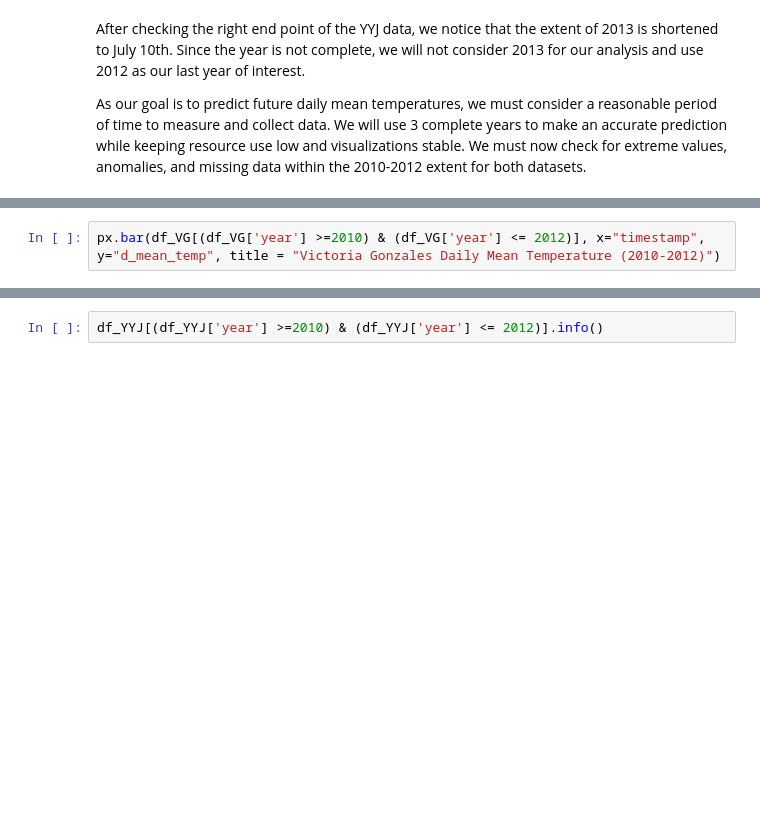
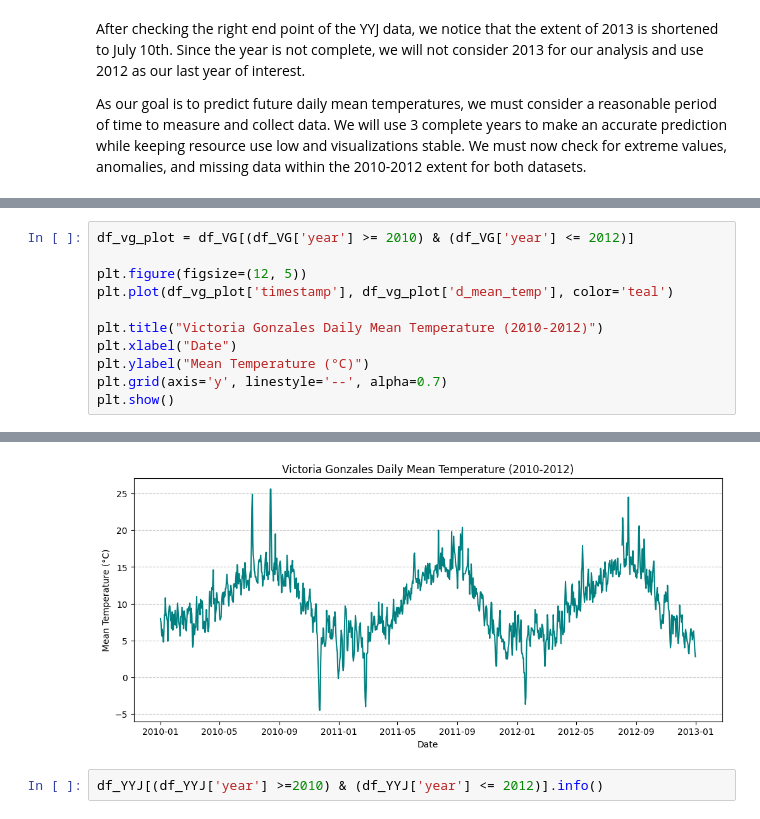
Before and after one commit to MantaHonk/EOS_Weather_Data_Analysis, a Jupyter notebook: Term_Project.ipynb, the cells around one changed output, grey strips where cells are left out. Saved outputs shown, nothing was run; the diff lists cells and outputs as text; blank space fills up the shorter version.

```diff
--- a/Term_Project.ipynb
+++ b/Term_Project.ipynb
@@ -70,3 +83,12 @@ px.bar(df_YYJ[(df_YYJ['year'] >=2010) & (df_YYJ['year'] <= 2012)], x="timestamp"
 # %%
-px.bar(df_VG[(df_VG['year'] >=2010) & (df_VG['year'] <= 2012)], x="timestamp", y="d_mean_temp", title = "Victoria Gonzales Daily Mean Temperature (2010-2012)")
+df_vg_plot = df_VG[(df_VG['year'] >= 2010) & (df_VG['year'] <= 2012)]
+
+plt.figure(figsize=(12, 5))
+plt.plot(df_vg_plot['timestamp'], df_vg_plot['d_mean_temp'], color='teal')
+
+plt.title("Victoria Gonzales Daily Mean Temperature (2010-2012)")
+plt.xlabel("Date")
+plt.ylabel("Mean Temperature (°C)")
+plt.grid(axis='y', linestyle='--', alpha=0.7)
+plt.show()
 # %% [output]
@@ -74,3 +95,4 @@ px.bar(df_VG[(df_VG['year'] >=2010) & (df_VG['year'] <= 2012)], x="timestamp", y
+[figure, added]
 # %%
 df_YYJ[(df_YYJ['year'] >=2010) & (df_YYJ['year'] <= 2012)].info()
 # %% [output]
```
Also changed, not shown: parts of 12 cells of this notebook.
